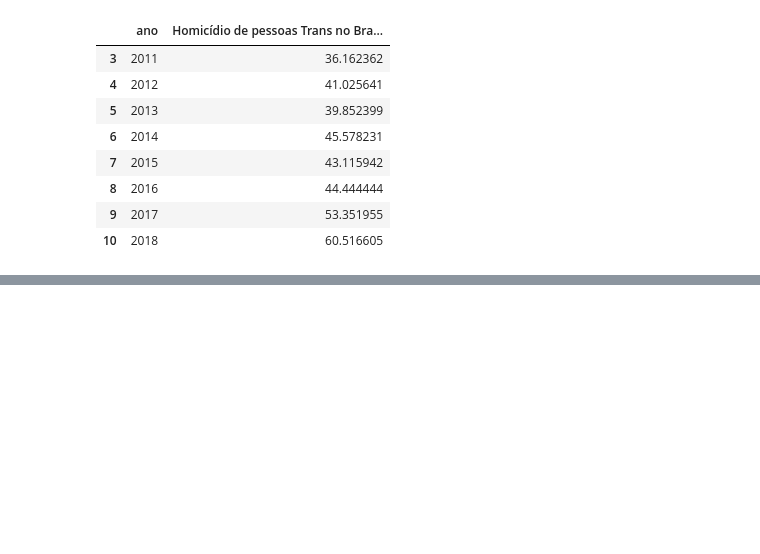
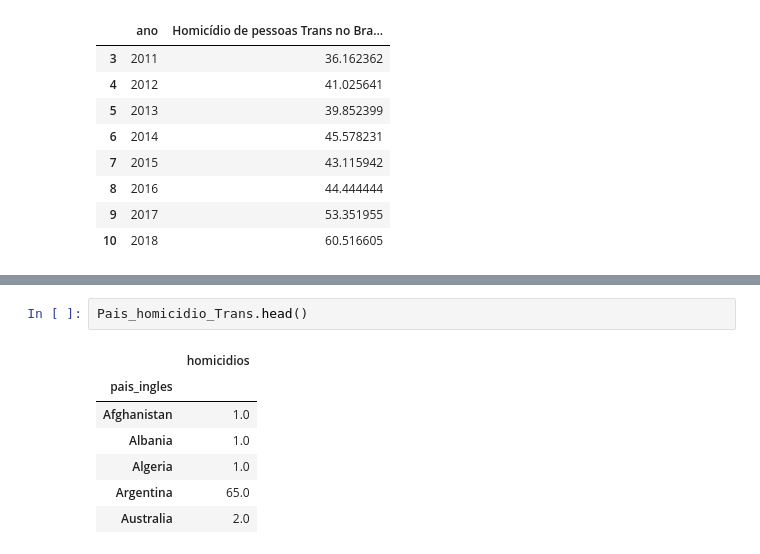
Before and after one commit to YasminForestti/Processo-seletivo-Analytica-2022, a Jupyter notebook: LGBTQIA+fobia.ipynb, the cells around one changed output, grey strips where cells are left out. Saved outputs shown, nothing was run; the diff lists cells and outputs as text; blank space fills up the shorter version.

```diff
--- a/LGBTQIA+fobia.ipynb
+++ b/LGBTQIA+fobia.ipynb
@@ -200,0 +240,10 @@ porcentagem_mortes_brasil
+# %%
+Pais_homicidio_Trans.head()
+# %% [output]
+|  | homicidios |
+| pais_ingles |  |
+| Afghanistan | 1.0 |
+| Albania | 1.0 |
+| Algeria | 1.0 |
+| Argentina | 65.0 |
+| Australia | 2.0 |
```
Also changed, not shown: parts of 7 cells of this notebook.
